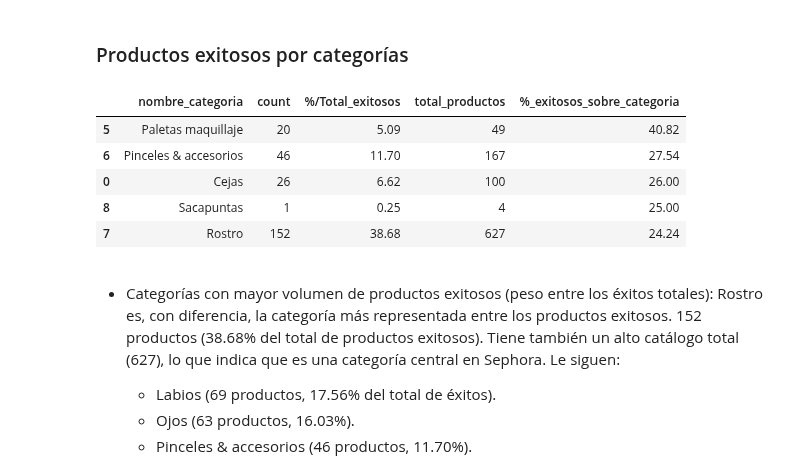
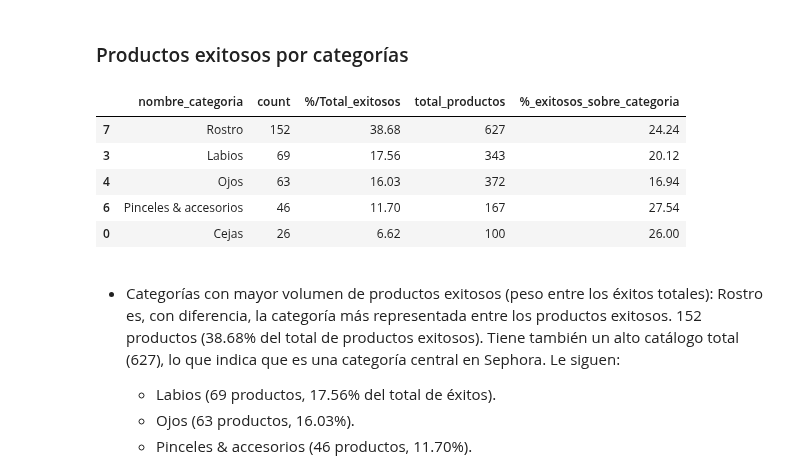
Before and after one commit to raquelscv/proyecto_final_sephora, a Jupyter notebook: eda.ipynb, the cells around one changed output. Cells and saved outputs as stored; diff of their text form; code cells hidden in the pictures.

```diff
--- a/eda.ipynb
+++ b/eda.ipynb
@@ -488,18 +488,18 @@ En cambio, Sephora Collection, aunque tiene muchos productos exitosos en términ
 # %%
 total_por_cat = df.groupby('nombre_categoria').size().reset_index(name='total_productos')
 exitosos_por_cat = exitosos.groupby('nombre_categoria').size().reset_index(name='count')
 exitosos_por_cat['%/Total_exitosos'] = ((exitosos_por_cat['count'] / len(exitosos)) * 100).round(2)
 exitosos_por_cat = exitosos_por_cat.merge(total_por_cat, on='nombre_categoria', how='left')
 exitosos_por_cat['%_exitosos_sobre_categoria'] = ((exitosos_por_cat['count'] / exitosos_por_cat['total_productos']) * 100).round(2)
-exitosos_por_cat = exitosos_por_cat.sort_values(by='%_exitosos_sobre_categoria', ascending=False)
+exitosos_por_cat = exitosos_por_cat.sort_values(by='%/Total_exitosos', ascending=False)
 exitosos_por_cat.head(5)
 # %% [output]
 |  | nombre_categoria | count | %/Total_exitosos | total_productos | %_exitosos_sobre_categoria |
-| 5 | Paletas maquillaje | 20 | 5.09 | 49 | 40.82 |
+| 7 | Rostro | 152 | 38.68 | 627 | 24.24 |
+| 3 | Labios | 69 | 17.56 | 343 | 20.12 |
+| 4 | Ojos | 63 | 16.03 | 372 | 16.94 |
 | 6 | Pinceles & accesorios | 46 | 11.70 | 167 | 27.54 |
 | 0 | Cejas | 26 | 6.62 | 100 | 26.00 |
-| 8 | Sacapuntas | 1 | 0.25 | 4 | 25.00 |
-| 7 | Rostro | 152 | 38.68 | 627 | 24.24 |
 # %% [markdown]
 - Categorías con mayor volumen de productos exitosos (peso entre los éxitos totales): Rostro es, con diferencia, la categoría más representada entre los productos exitosos. 152 productos (38.68% del total de productos exitosos). Tiene también un alto catálogo total (627), lo que indica que es una categoría central en Sephora. Le siguen:
     - Labios (69 productos, 17.56% del total de éxitos).
```
Also changed, not shown: parts of 2 cells of this notebook, 1 other file.
